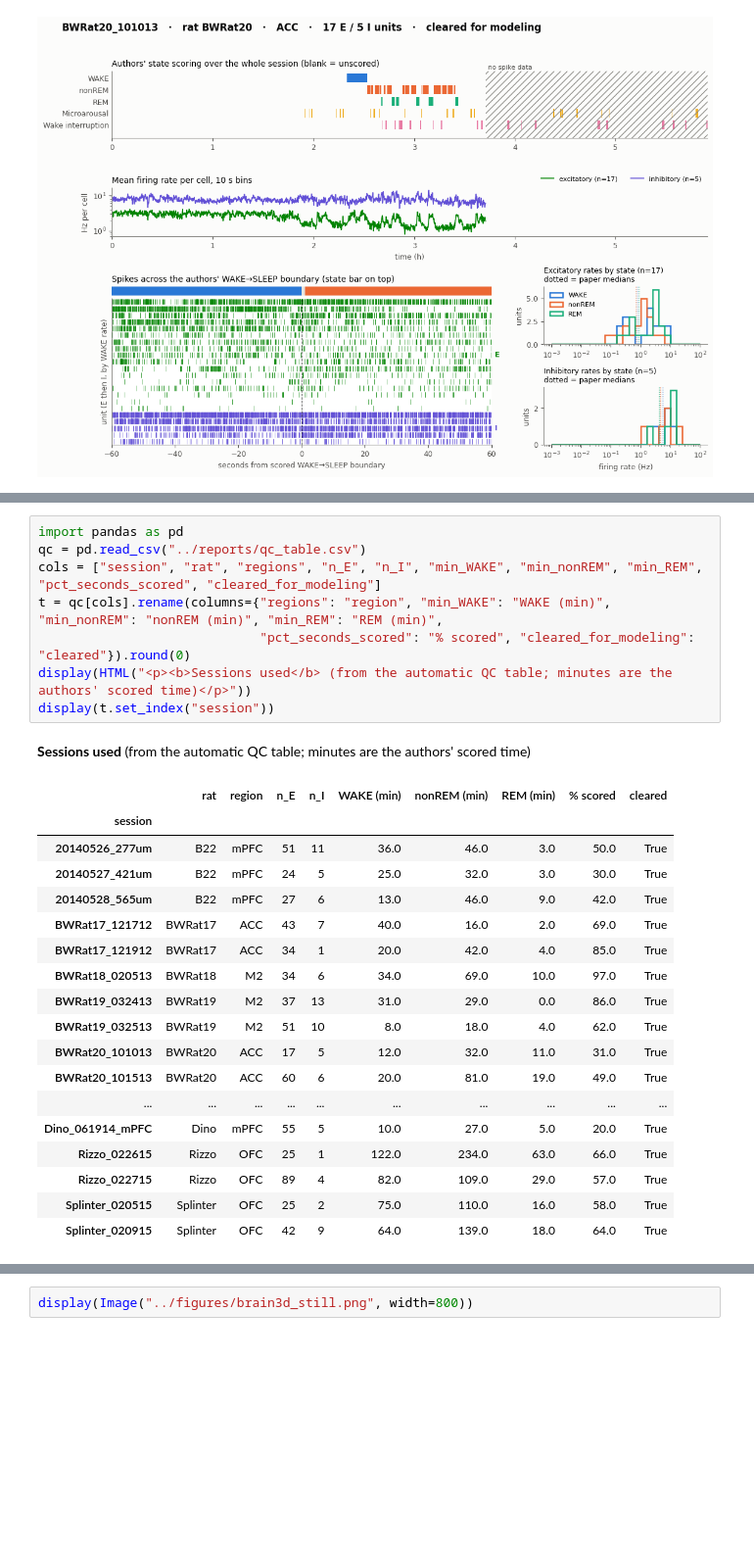
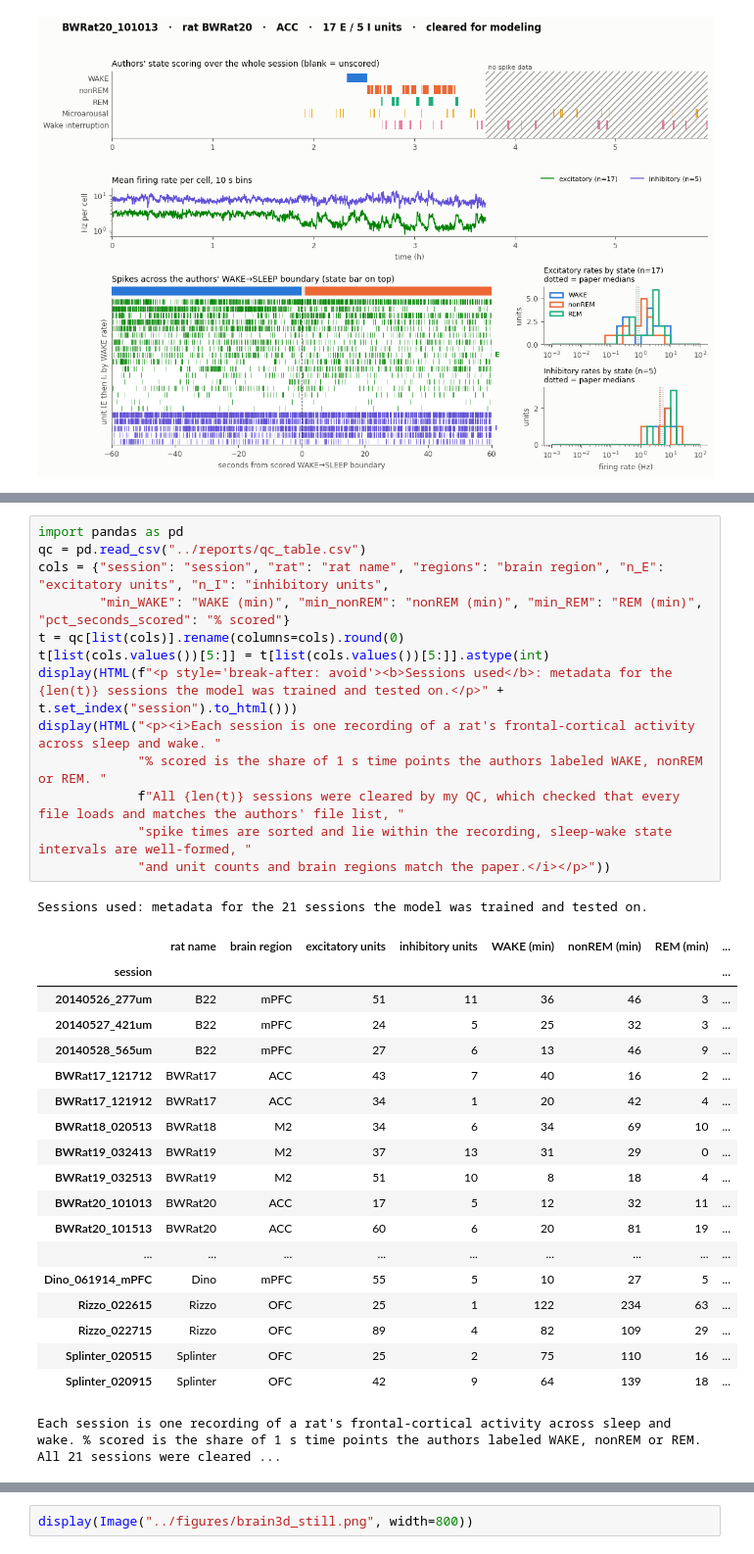
Before and after one commit to lucagandrud/PSYC40Final, a Jupyter notebook: notebooks/PSYC40Final.ipynb, the cells around one changed output, grey strips where cells are left out. Shown at 98% size. Saved outputs shown, nothing was run; the diff lists cells and outputs as text; blank space fills up the shorter version.

```diff
--- a/notebooks/PSYC40Final.ipynb
+++ b/notebooks/PSYC40Final.ipynb
@@ -29,31 +29,37 @@ display(Image("../figures/qc/BWRat20_101013.png", width=1000))
-# %%
-import pandas as pd
-qc = pd.read_csv("../reports/qc_table.csv")
-cols = ["session", "rat", "regions", "n_E", "n_I", "min_WAKE", "min_nonREM", "min_REM", "pct_seconds_scored", "cleared_for_modeling"]
-t = qc[cols].rename(columns={"regions": "region", "min_WAKE": "WAKE (min)", "min_nonREM": "nonREM (min)", "min_REM": "REM (min)",
-                             "pct_seconds_scored": "% scored", "cleared_for_modeling": "cleared"}).round(0)
-display(HTML("<p><b>Sessions used</b> (from the automatic QC table; minutes are the authors' scored time)</p>"))
-display(t.set_index("session"))
-# %% [output]
-Sessions used (from the automatic QC table; minutes are the authors' scored time)
-|  | rat | region | n_E | n_I | WAKE (min) | nonREM (min) | REM (min) | % scored | cleared |
-| session |  |  |  |  |  |  |  |  |  |
-| 20140526_277um | B22 | mPFC | 51 | 11 | 36.0 | 46.0 | 3.0 | 50.0 | True |
-| 20140527_421um | B22 | mPFC | 24 | 5 | 25.0 | 32.0 | 3.0 | 30.0 | True |
-| 20140528_565um | B22 | mPFC | 27 | 6 | 13.0 | 46.0 | 9.0 | 42.0 | True |
-| BWRat17_121712 | BWRat17 | ACC | 43 | 7 | 40.0 | 16.0 | 2.0 | 69.0 | True |
-| BWRat17_121912 | BWRat17 | ACC | 34 | 1 | 20.0 | 42.0 | 4.0 | 85.0 | True |
-| BWRat18_020513 | BWRat18 | M2 | 34 | 6 | 34.0 | 69.0 | 10.0 | 97.0 | True |
-| BWRat19_032413 | BWRat19 | M2 | 37 | 13 | 31.0 | 29.0 | 0.0 | 86.0 | True |
-| BWRat19_032513 | BWRat19 | M2 | 51 | 10 | 8.0 | 18.0 | 4.0 | 62.0 | True |
-| BWRat20_101013 | BWRat20 | ACC | 17 | 5 | 12.0 | 32.0 | 11.0 | 31.0 | True |
-| BWRat20_101513 | BWRat20 | ACC | 60 | 6 | 20.0 | 81.0 | 19.0 | 49.0 | True |
-| ... | ... | ... | ... | ... | ... | ... | ... | ... | ... |
-| Dino_061914_mPFC | Dino | mPFC | 55 | 5 | 10.0 | 27.0 | 5.0 | 20.0 | True |
-| Rizzo_022615 | Rizzo | OFC | 25 | 1 | 122.0 | 234.0 | 63.0 | 66.0 | True |
-| Rizzo_022715 | Rizzo | OFC | 89 | 4 | 82.0 | 109.0 | 29.0 | 57.0 | True |
-| Splinter_020515 | Splinter | OFC | 25 | 2 | 75.0 | 110.0 | 16.0 | 58.0 | True |
-| Splinter_020915 | Splinter | OFC | 42 | 9 | 64.0 | 139.0 | 18.0 | 64.0 | True |
+# %%
+import pandas as pd
+qc = pd.read_csv("../reports/qc_table.csv")
+cols = {"session": "session", "rat": "rat name", "regions": "brain region", "n_E": "excitatory units", "n_I": "inhibitory units",
+        "min_WAKE": "WAKE (min)", "min_nonREM": "nonREM (min)", "min_REM": "REM (min)", "pct_seconds_scored": "% scored"}
+t = qc[list(cols)].rename(columns=cols).round(0)
+t[list(cols.values())[5:]] = t[list(cols.values())[5:]].astype(int)
+display(HTML(f"<p style='break-after: avoid'><b>Sessions used</b>: metadata for the {len(t)} sessions the model was trained and tested on.</p>" + t.set_index("session").to_html()))
+display(HTML("<p><i>Each session is one recording of a rat's frontal-cortical activity across sleep and wake. "
+             "% scored is the share of 1 s time points the authors labeled WAKE, nonREM or REM. "
+             f"All {len(t)} sessions were cleared by my QC, which checked that every file loads and matches the authors' file list, "
+             "spike times are sorted and lie within the recording, sleep-wake state intervals are well-formed, "
+             "and unit counts and brain regions match the paper.</i></p>"))
+# %% [output]
+Sessions used: metadata for the 21 sessions the model was trained and tested on.
+|  | rat name | brain region | excitatory units | inhibitory units | WAKE (min) | nonREM (min) | REM (min) | ... |
+| session |  |  |  |  |  |  |  | ... |
+| 20140526_277um | B22 | mPFC | 51 | 11 | 36 | 46 | 3 | ... |
+| 20140527_421um | B22 | mPFC | 24 | 5 | 25 | 32 | 3 | ... |
+| 20140528_565um | B22 | mPFC | 27 | 6 | 13 | 46 | 9 | ... |
+| BWRat17_121712 | BWRat17 | ACC | 43 | 7 | 40 | 16 | 2 | ... |
+| BWRat17_121912 | BWRat17 | ACC | 34 | 1 | 20 | 42 | 4 | ... |
+| BWRat18_020513 | BWRat18 | M2 | 34 | 6 | 34 | 69 | 10 | ... |
+| BWRat19_032413 | BWRat19 | M2 | 37 | 13 | 31 | 29 | 0 | ... |
+| BWRat19_032513 | BWRat19 | M2 | 51 | 10 | 8 | 18 | 4 | ... |
+| BWRat20_101013 | BWRat20 | ACC | 17 | 5 | 12 | 32 | 11 | ... |
+| BWRat20_101513 | BWRat20 | ACC | 60 | 6 | 20 | 81 | 19 | ... |
+| ... | ... | ... | ... | ... | ... | ... | ... | ... |
+| Dino_061914_mPFC | Dino | mPFC | 55 | 5 | 10 | 27 | 5 | ... |
+| Rizzo_022615 | Rizzo | OFC | 25 | 1 | 122 | 234 | 63 | ... |
+| Rizzo_022715 | Rizzo | OFC | 89 | 4 | 82 | 109 | 29 | ... |
+| Splinter_020515 | Splinter | OFC | 25 | 2 | 75 | 110 | 16 | ... |
+| Splinter_020915 | Splinter | OFC | 42 | 9 | 64 | 139 | 18 | ... |
+Each session is one recording of a rat's frontal-cortical activity across sleep and wake. % scored is the share of 1 s time points the authors labeled WAKE, nonREM or REM. All 21 sessions were cleared ...
 # %% [markdown]
 ## 2. Objective
 
```
Also changed, not shown: parts of 20 cells of this notebook, 11 other files.
